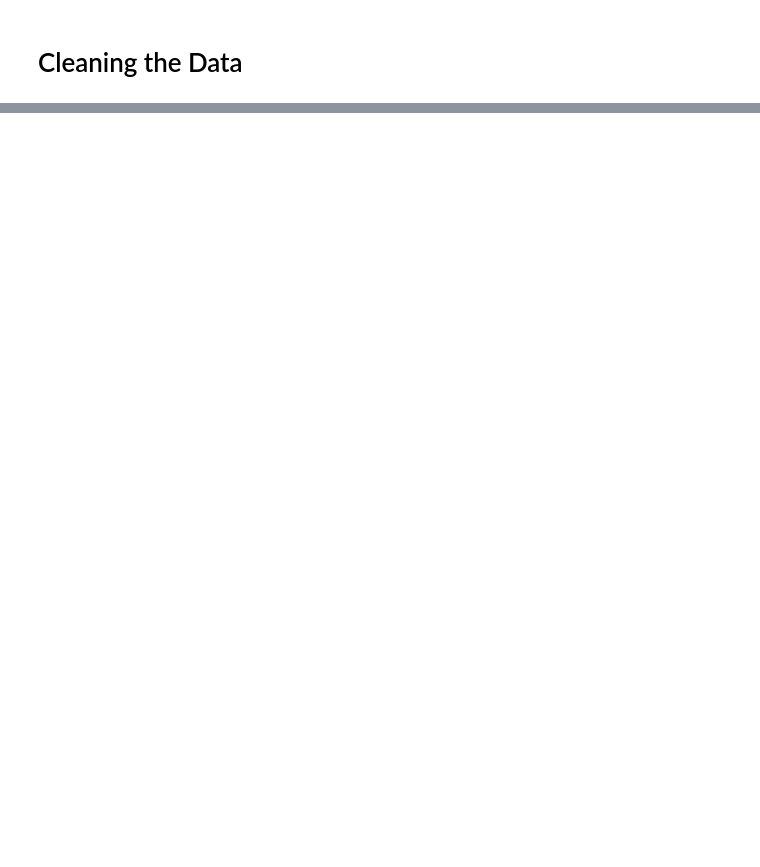
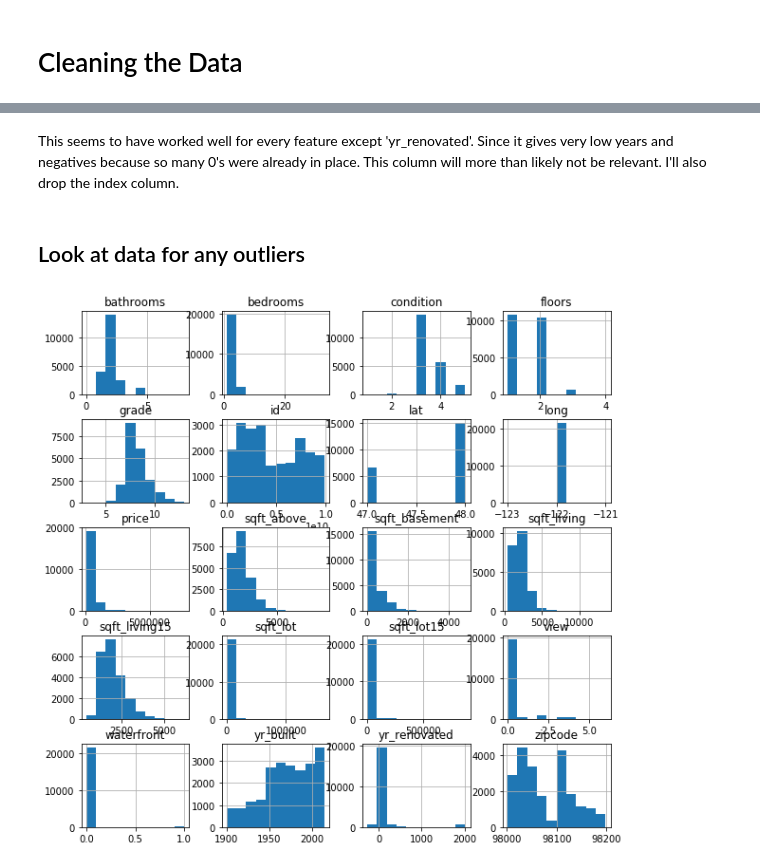
Before and after one commit to andymdc31/flatiron_project1, a Jupyter notebook: flatiron_project1/dsc-v2-mod1-final-project-online-ds-ft-081219/student.ipynb, the cells around one changed output, grey strips where cells are left out. Saved outputs shown, nothing was run; the diff lists cells and outputs as text; code cells hidden in the pictures; blank space fills up the shorter version.

Commit message:
imputed values

```diff
--- a/flatiron_project1/dsc-v2-mod1-final-project-online-ds-ft-081219/student.ipynb
+++ b/flatiron_project1/dsc-v2-mod1-final-project-online-ds-ft-081219/student.ipynb
@@ -269,0 +127,6 @@ Name: view, dtype: int64
+# %%
+#Change sqft_basement from a string to a float
+#The issue is there are a lot of ? used. First I will change these to NaN
+#values and then the data type to float
+df.sqft_basement = df.sqft_basement.replace('?',np.NaN)
+df.sqft_basement = df.sqft_basement.astype('float64')
@@ -269,0 +155,3 @@ Name: view, dtype: int64
+# %%
+df_no_date = df.drop(columns = ['date'])
+df_no_date.head()
@@ -269,0 +165,6 @@ Name: view, dtype: int64
+# %%
+imp = IterativeImputer(max_iter=10, verbose=0)
+imp.fit(df_no_date)
+imputed_df = np.round(imp.transform(df_no_date))
+imputed_df = pd.DataFrame(imputed_df, columns=df_no_date.columns)
+imputed_df.head()
@@ -269,0 +230,10 @@ Name: view, dtype: int64
+# %% [markdown]
+This seems to have worked well for every feature except 'yr_renovated'. Since it gives very low years and negatives because so many 0's were already in place. This column will more than likely not be relevant. I'll also drop the index column.
+# %%
+imputed_df = imputed_df.drop(columns = ['id'])
+# %% [markdown]
+## Look at data for any outliers
+# %%
+imputed_df.hist(figsize=(10,10));
+# %% [output]
+[figure, added]
```
Also changed, not shown: parts of 38 cells of this notebook.
